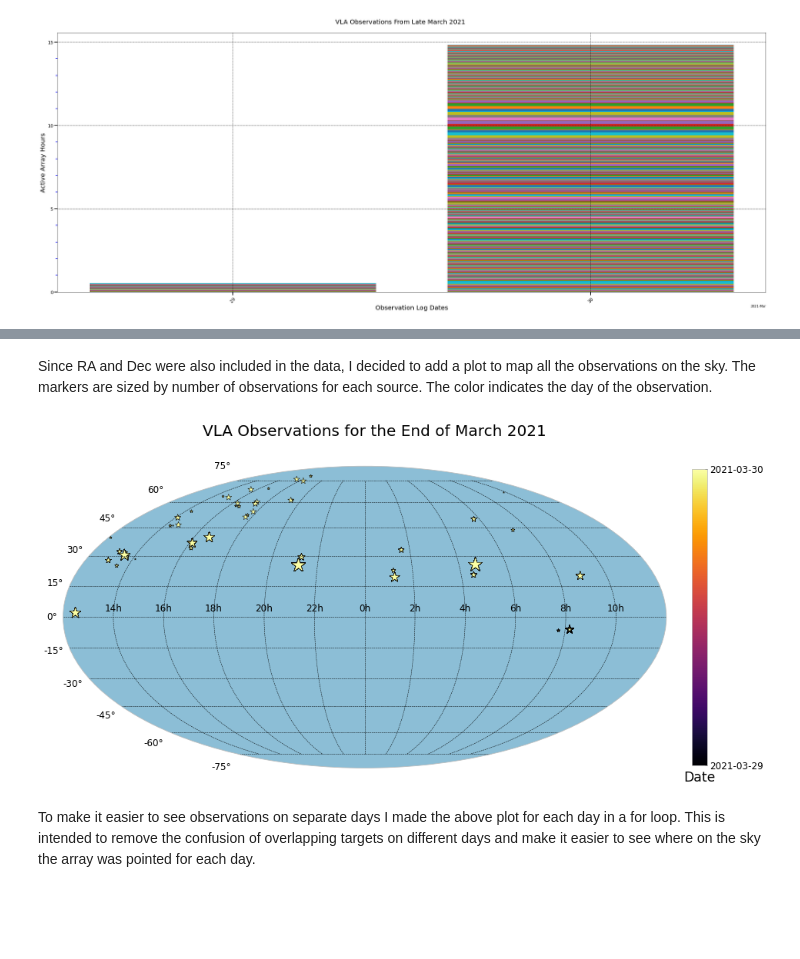
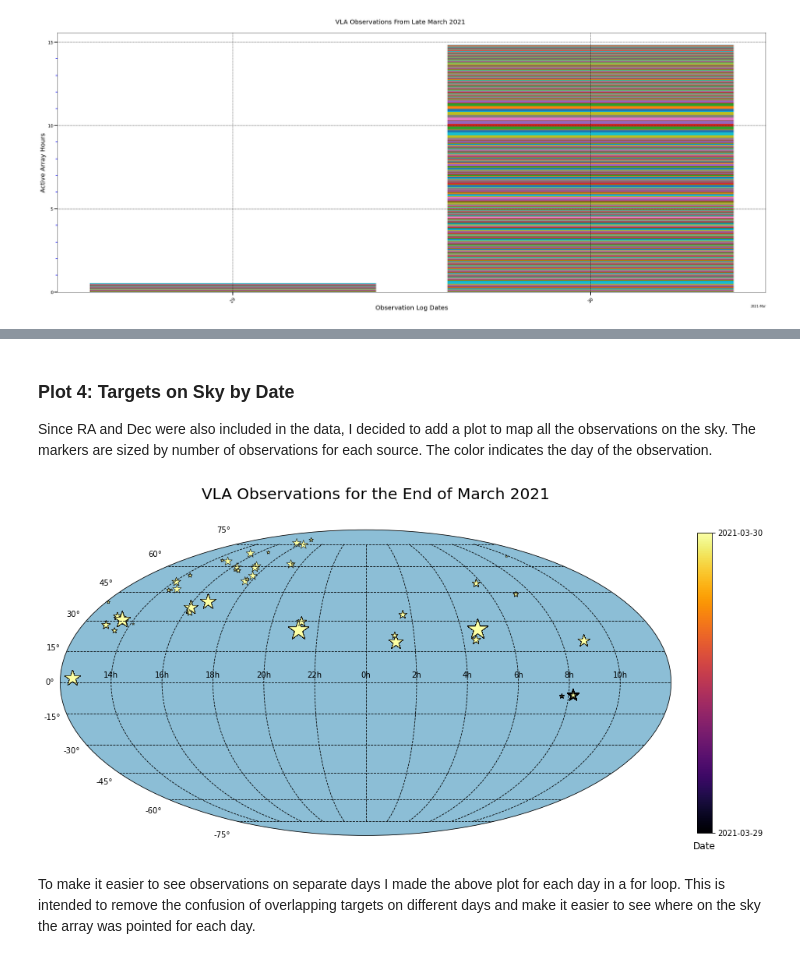
Before and after one commit to Tusay/VLA, a Jupyter notebook: VLA_Logs.ipynb, the cells around one changed output, grey strips where cells are left out. Cells and saved outputs as stored; diff of their text form; code cells hidden in the pictures; blank space fills up the shorter version.

Commit message:
Add files via upload
Latest VLA plots

```diff
--- a/VLA_Logs.ipynb
+++ b/VLA_Logs.ipynb
@@ -408,36 +439,38 @@ plt.show()
 # %% [markdown]
+### Plot 4: Targets on Sky by Date
+
 Since RA and Dec were also included in the data, I decided to add a plot to map all the observations on the sky. The markers are sized by number of observations for each source. The color indicates the day of the observation.
 # %%
 fig = plt.figure(figsize=(15,10))
 ax = fig.add_subplot(111, projection="mollweide")
 
 Dates = sorted(set(df.Start_Date))
 
 for d,date in enumerate(Dates):
     cmap=plt.cm.inferno
     norm = matplotlib.colors.Normalize(vmin=0, vmax=len(Dates))
     sm = plt.cm.ScalarMappable(cmap=cmap, norm=norm)
     colors=cmap(norm(np.linspace(0,len(Dates),len(Dates))))
     ra = coord.Angle(df[df['Start_Date'].str.contains(date)]['RA']*u.degree)
     ra = ra.wrap_at(180*u.degree)
     dec = coord.Angle(df[df['Start_Date'].str.contains(date)]['DEC']*u.degree)
     targets = df[df['Start_Date'].str.contains(date)]['SRC']
-    sizes = [list(targets).count(i)*5 for i in targets]
+    sizes = [list(targets).count(i)*10 for i in targets]
     ax.scatter(ra.radian, dec.radian,s=sizes,marker='*',edgecolor='black',linewidth=0.5,color=colors[d])
 
 ax.set_xticklabels(['14h','16h','18h','20h','22h','0h','2h','4h','6h','8h','10h'])
 
 cbar=fig.colorbar(sm,pad=0.04,fraction=0.023)
 cbar.set_ticks(np.linspace(0,len(Dates),len(Dates)))
 cbar.set_ticklabels(sorted(set(Dates)))
 cbar.ax.set_title('Date',y=-0.07)
 
 plt.grid(axis='both', which='major', color='black', linestyle='--')
 ax.set_facecolor('#8CBED6')
 fig.suptitle('VLA Observations for the End of March 2021', fontsize=20, y=0.85)
 plt.show()
 # %% [output]
-[figure, old version]
+[figure, new version]
 # %% [markdown]
 To make it easier to see observations on separate days I made the above plot for each day in a for loop. This is intended to remove the confusion of overlapping targets on different days and make it easier to see where on the sky the array was pointed for each day.
 # %%
```
Also changed, not shown: parts of 10 cells of this notebook.
